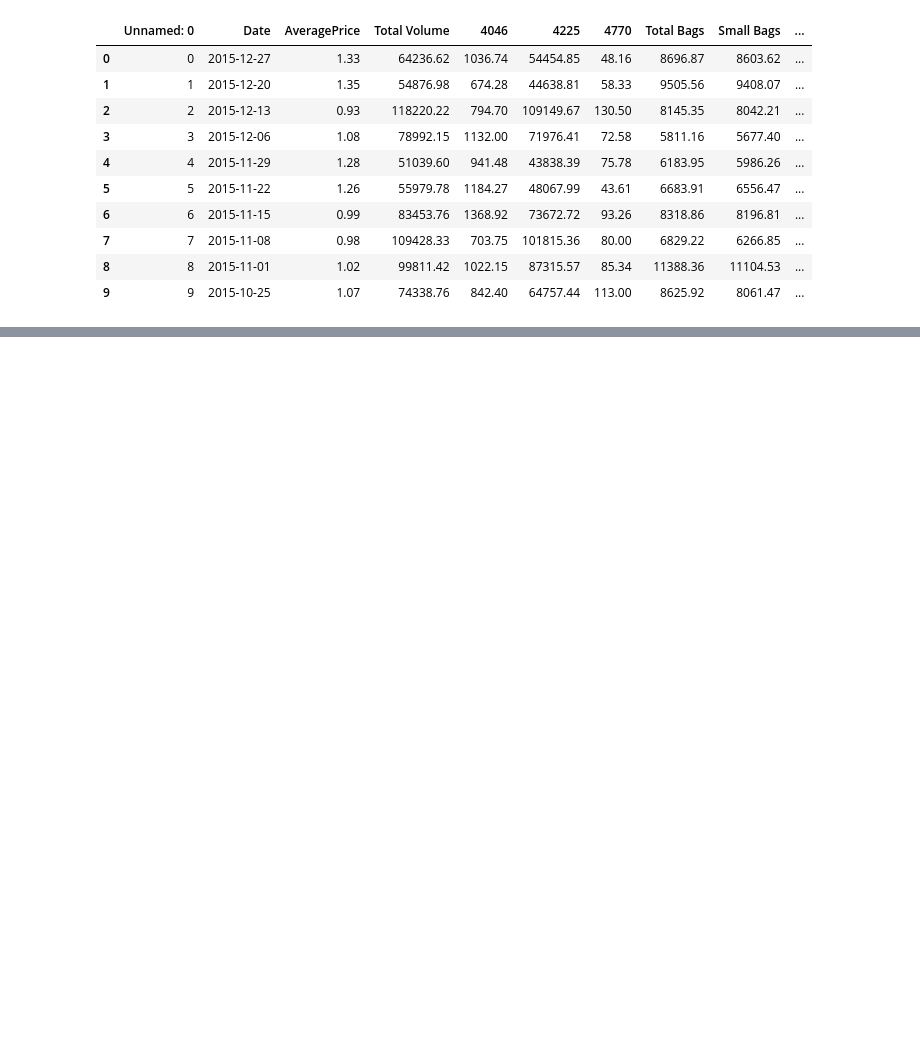
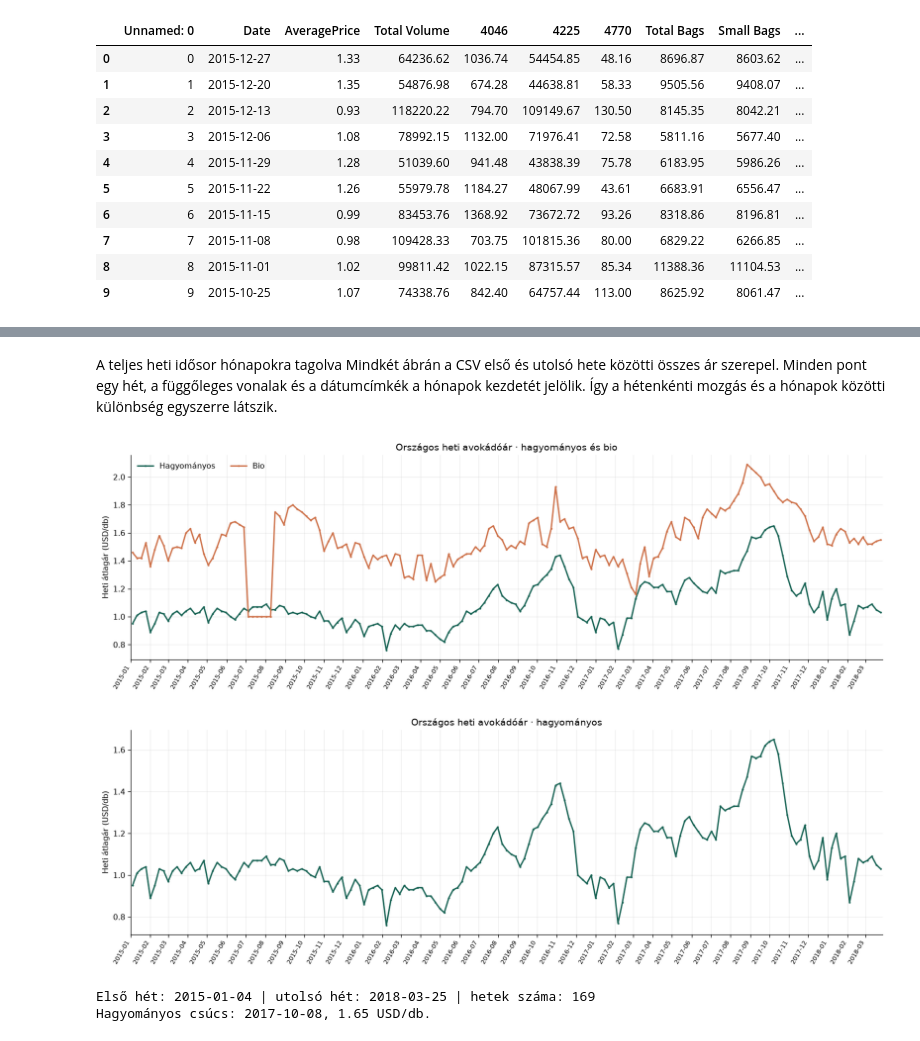
Before and after one commit to ngygbr01/avocado_price_forecasting, a Jupyter notebook: avocado_pred.ipynb, the cells around one changed output, grey strips where cells are left out. Saved outputs shown, nothing was run; the diff lists cells and outputs as text; code cells hidden in the pictures; blank space fills up the shorter version.

```diff
--- a/avocado_pred.ipynb
+++ b/avocado_pred.ipynb
@@ -111,0 +89,59 @@ Duplikált sorok száma: 0
+# %% [markdown]
+A teljes heti idősor hónapokra tagolva
+Mindkét ábrán a CSV első és utolsó hete közötti összes ár szerepel. Minden pont egy hét, a függőleges vonalak és a dátumcímkék a hónapok kezdetét jelölik. Így a hétenkénti mozgás és a hónapok közötti különbség egyszerre látszik.
+# %%
+
+from pathlib import Path
+from IPython.display import display
+from sklearn.linear_model import LinearRegression
+
+plt.rcParams.update({
+    "figure.dpi": 115, "axes.spines.top": False, "axes.spines.right": False,
+    "axes.grid": True, "grid.alpha": 0.22, "axes.axisbelow": True,
+})
+ZOLD = "#176354"
+NARANCS = "#ce7149"
+SZURKE = "#555f70"
+pd.set_option("display.max_columns", 12)
+pd.set_option("display.width", 145)
+
+nyers = pd.read_csv(Path("data/avocado.csv"), parse_dates=["Date"])
+adat = nyers.drop(columns="Unnamed: 0").rename(columns={
+    "Date": "datum", "region": "piac", "type": "tipus",
+    "AveragePrice": "ar", "Total Volume": "mennyiseg",
+})
+hetek = pd.date_range(adat["datum"].min(), adat["datum"].max(), freq="W-SUN", name="datum")
+orszagos = adat.loc[adat["piac"] == "TotalUS"].copy()
+us_arak = orszagos.pivot(index="datum", columns="tipus", values="ar").reindex(hetek)
+us_hagy = us_arak["conventional"]
+
+def havi_tengely(ax):
+    elso_honap = hetek[0].replace(day=1)
+    ax.set_xlim(elso_honap, hetek[-1] + pd.Timedelta(days=3))
+    ax.xaxis.set_major_locator(mdates.MonthLocator())
+    ax.xaxis.set_major_formatter(mdates.DateFormatter("%Y-%m"))
+    plt.setp(ax.get_xticklabels(), rotation=60, ha="right", fontsize=8)
+    ax.set_ylabel("Heti átlagár (USD/db)")
+
+
+fig, ax = plt.subplots(figsize=(14, 4.5), layout="constrained")
+ax.plot(us_hagy, color=ZOLD, lw=1.8, marker=".", ms=3, label="Hagyományos")
+ax.plot(us_arak["organic"], color=NARANCS, lw=1.8, marker=".", ms=3, label="Bio")
+havi_tengely(ax)
+ax.set_title("Országos heti avokádóár · hagyományos és bio")
+ax.legend(frameon=False, ncol=2)
+plt.show()
+
+fig, ax = plt.subplots(figsize=(14, 4.5), layout="constrained")
+ax.plot(us_hagy, color=ZOLD, lw=1.8, marker=".", ms=3)
+havi_tengely(ax)
+ax.set_title("Országos heti avokádóár · hagyományos")
+plt.show()
+
+print(f"Első hét: {hetek[0].date()} | utolsó hét: {hetek[-1].date()} | hetek száma: {len(hetek)}")
+print(f"Hagyományos csúcs: {us_hagy.idxmax().date()}, {us_hagy.max():.2f} USD/db.")
+# %% [output]
+[figure, added]
+[figure, added]
+Első hét: 2015-01-04 | utolsó hét: 2018-03-25 | hetek száma: 169
+Hagyományos csúcs: 2017-10-08, 1.65 USD/db.
```
Also changed, not shown: parts of 13 cells of this notebook, 3 other files.
